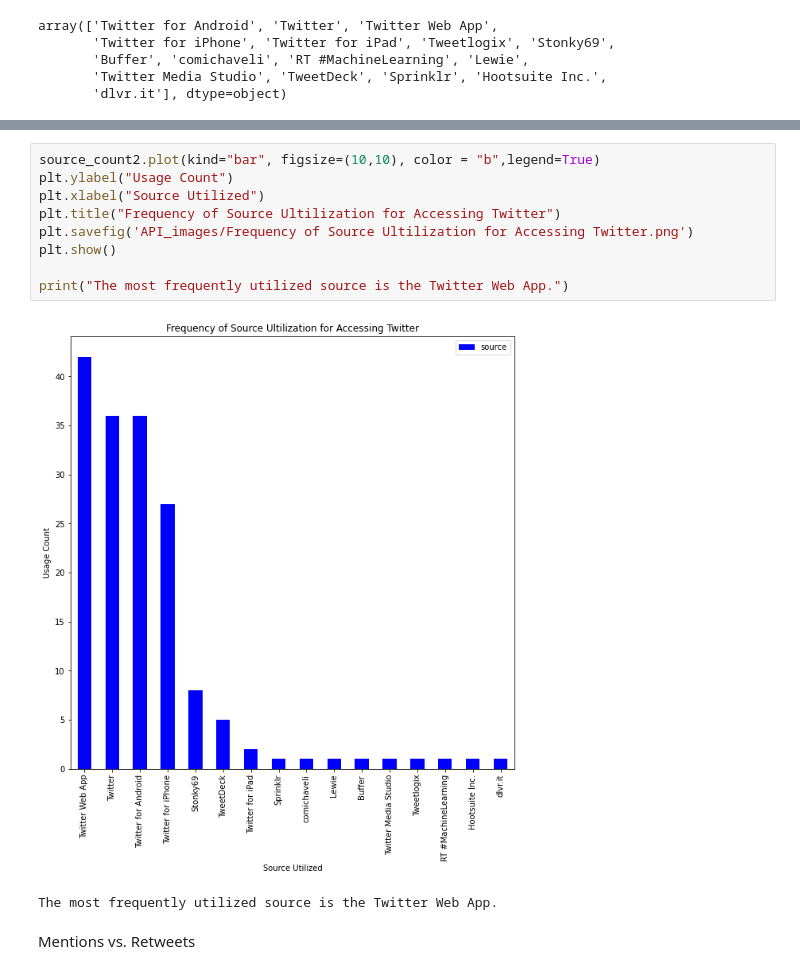
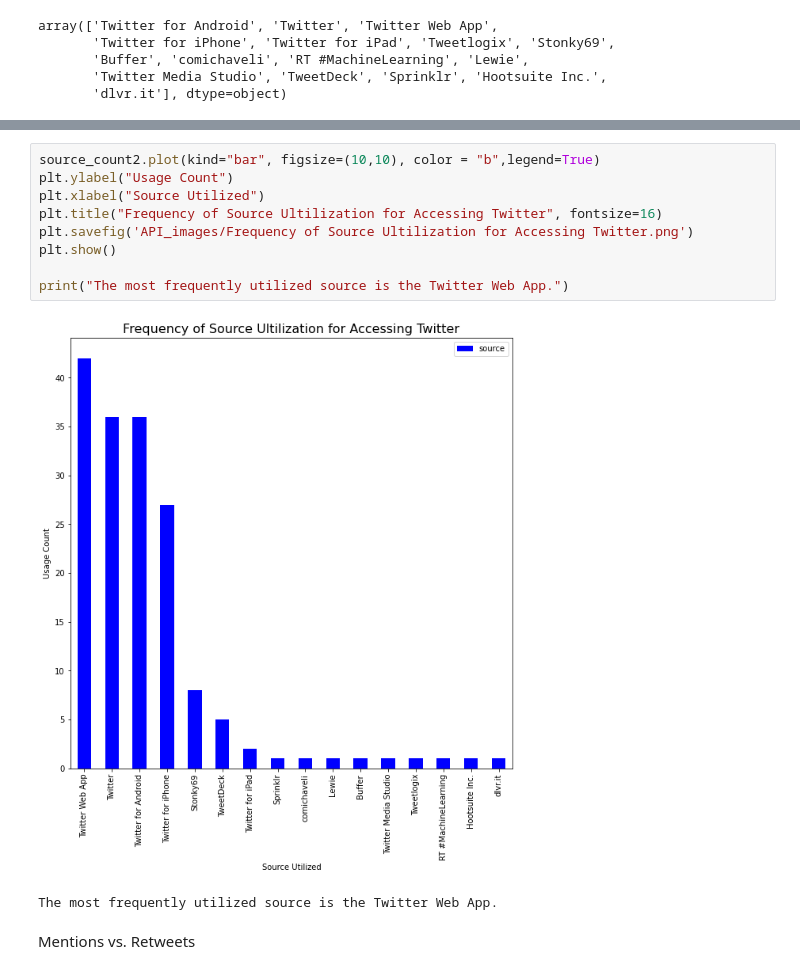
Before and after one commit to sthurstone/Return-Rate-Researchers---Project-I, a Jupyter notebook: API/Twitter_API_Analysis_Tables(1).ipynb FINAL.ipynb, the cells around one changed output, grey strips where cells are left out. Drawn from its saved outputs; the diff is of its cells as text.

Commit message:
Updated API graphs

```diff
--- a/API/Twitter_API_Analysis_Tables(1).ipynb FINAL.ipynb
+++ b/API/Twitter_API_Analysis_Tables(1).ipynb FINAL.ipynb
@@ -258,14 +258,14 @@ Name: source, dtype: int64
 # %%
 source_count2.plot(kind="bar", figsize=(10,10), color = "b",legend=True)
 plt.ylabel("Usage Count")
 plt.xlabel("Source Utilized")
-plt.title("Frequency of Source Ultilization for Accessing Twitter")
+plt.title("Frequency of Source Ultilization for Accessing Twitter", fontsize=16)
 plt.savefig('API_images/Frequency of Source Ultilization for Accessing Twitter.png')
 plt.show()
 
 print("The most frequently utilized source is the Twitter Web App.")
 # %% [output]
-[figure, old version]
+[figure, new version]
 The most frequently utilized source is the Twitter Web App.
 # %% [markdown]
 Mentions vs. Retweets
```
Also changed, not shown: parts of 5 cells of this notebook, 3 other files.
